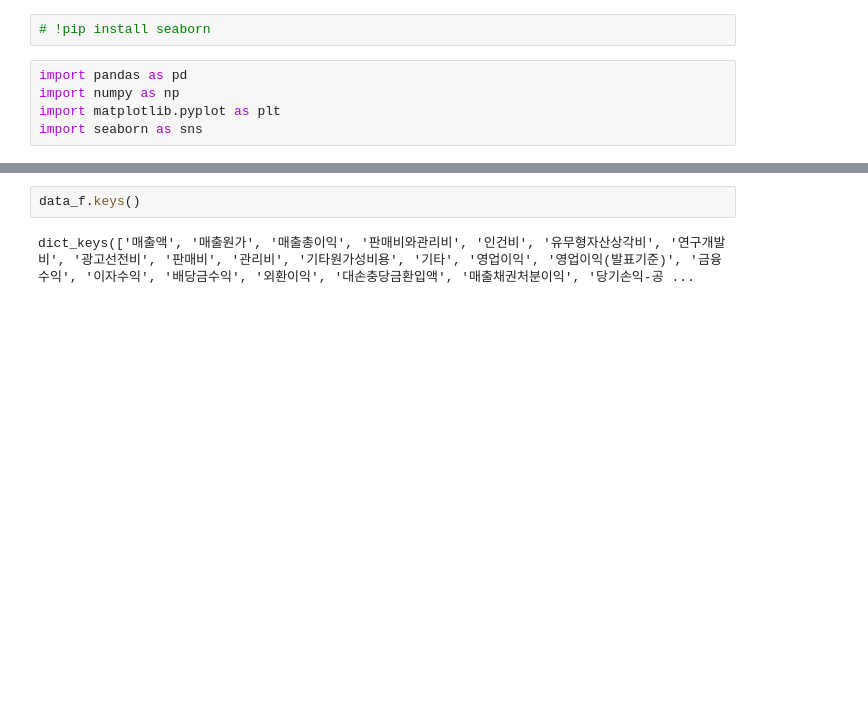
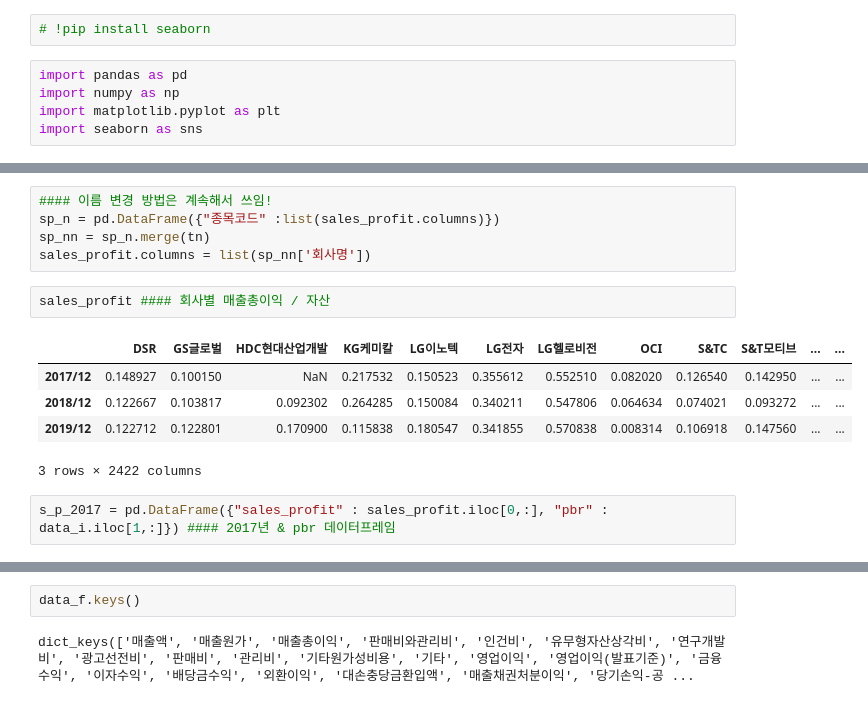
Before and after one commit to mingqook/Finance_ML, a Jupyter notebook: test.ipynb, the cells around one changed output, grey strips where cells are left out. Cells and saved outputs as stored; diff of their text form; blank space fills up the shorter version.

```diff
--- a/test.ipynb
+++ b/test.ipynb
@@ -120,0 +315,15 @@ pr = pr.sort_values(ascending=False) ### 누적 수익률 내림차순 정렬
+# %%
+#### 이름 변경 방법은 계속해서 쓰임!
+sp_n = pd.DataFrame({"종목코드" :list(sales_profit.columns)})
+sp_nn = sp_n.merge(tn)
+sales_profit.columns = list(sp_nn['회사명'])
+# %%
+sales_profit #### 회사별 매출총이익 / 자산
+# %% [output]
+|  | DSR | GS글로벌 | HDC현대산업개발 | KG케미칼 | LG이노텍 | LG전자 | LG헬로비전 | OCI | S&TC | S&T모티브 | ... | ... |
+| 2017/12 | 0.148927 | 0.100150 | NaN | 0.217532 | 0.150523 | 0.355612 | 0.552510 | 0.082020 | 0.126540 | 0.142950 | ... | ... |
+| 2018/12 | 0.122667 | 0.103817 | 0.092302 | 0.264285 | 0.150084 | 0.340211 | 0.547806 | 0.064634 | 0.074021 | 0.093272 | ... | ... |
+| 2019/12 | 0.122712 | 0.122801 | 0.170900 | 0.115838 | 0.180547 | 0.341855 | 0.570838 | 0.008314 | 0.106918 | 0.147560 | ... | ... |
+3 rows × 2422 columns
+# %%
+s_p_2017 = pd.DataFrame({"sales_profit" : sales_profit.iloc[0,:], "pbr" : data_i.iloc[1,:]}) #### 2017년 & pbr 데이터프레임
```
Also changed, not shown: parts of 69 cells of this notebook.
